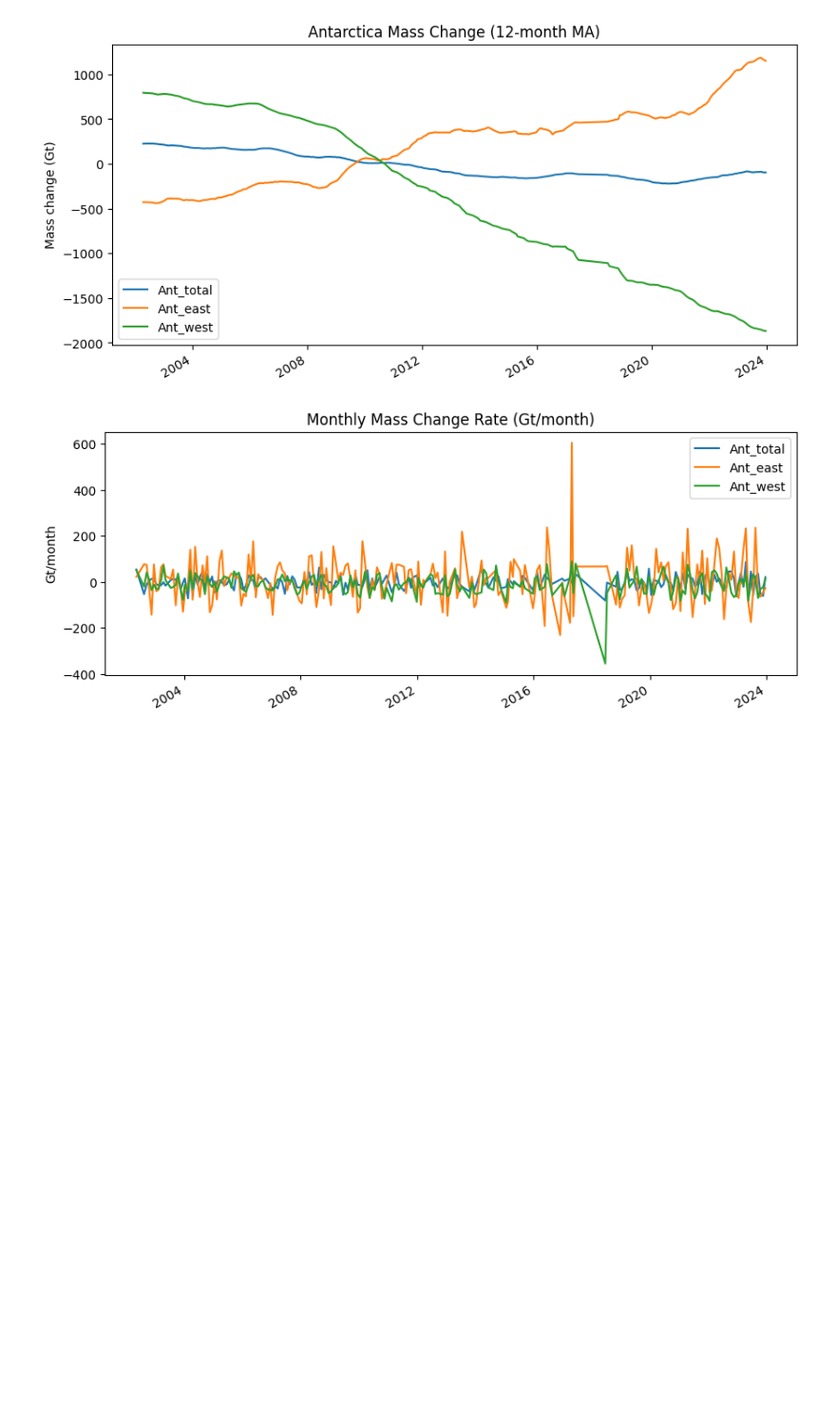
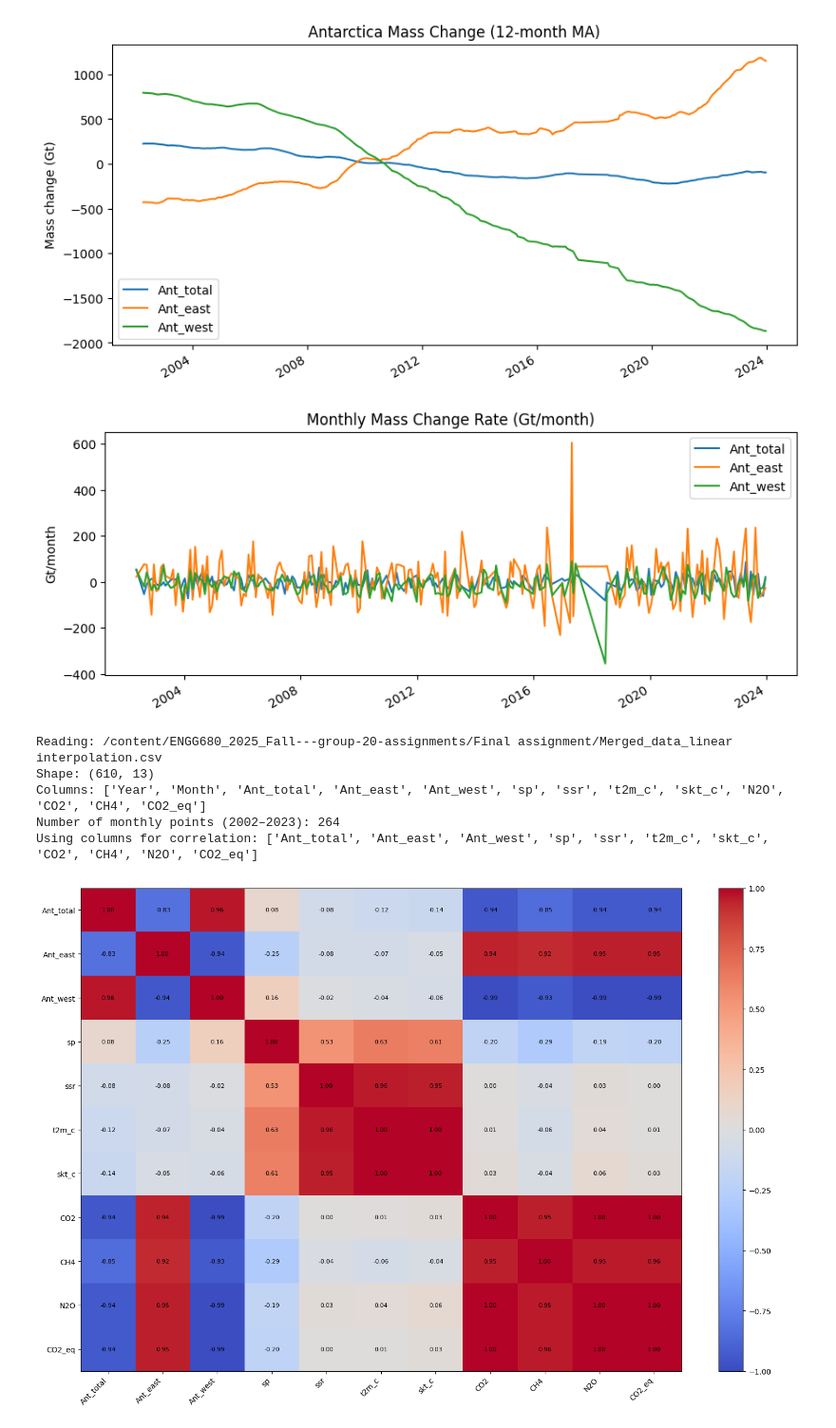
Before and after one commit to KentBerry680/ENGG680_2025_Fall---group-20-assignments, a Jupyter notebook: Final assignment/ENGG_Analysis.ipynb, the cells around one changed output. Shown at 95% size. Cells and saved outputs as stored; diff of their text form; code cells hidden in the pictures; blank space fills up the shorter version.

```diff
--- a/Final assignment/ENGG_Analysis.ipynb
+++ b/Final assignment/ENGG_Analysis.ipynb
@@ -745,3 +751,79 @@ Final columns: ['Ant_total', 'Ant_east', 'Ant_west']
 [figure]
 [figure]
 [figure]
+# %%
+import os
+import pandas as pd
+import numpy as np
+
+base_dir = "/content/ENGG680_2025_Fall---group-20-assignments/Final assignment"
+fname    = "Merged_data_linear interpolation.csv"
+path     = os.path.join(base_dir, fname)
+
+print("Reading:", path)
+df = pd.read_csv(path)
+
+print("Shape:", df.shape)
+print("Columns:", df.columns.tolist())
+
+df["date"] = pd.to_datetime(
+    dict(
+        year=df["Year"].astype(int),
+        month=df["Month"].astype(int),
+        day=1,
+    )
+)
+
+mask = (df["date"] >= "2002-01-01") & (df["date"] <= "2023-12-31")
+sub = df.loc[mask].copy()
+
+print("Number of monthly points (2002–2023):", len(sub))
+
+
+candidate_cols = [
+    "Ant_total", "Ant_east", "Ant_west",
+    "sp", "ssr", "t2m_c", "skt_c",
+    "CO2", "CH4", "N2O", "CO2_eq",
+]
+
+cols_existing = [c for c in candidate_cols if c in sub.columns]
+print("Using columns for correlation:", cols_existing)
+
+corr = sub[cols_existing].corr(method="pearson")
+
+import matplotlib.pyplot as plt
+import numpy as np
+
+
+fig, ax = plt.subplots(figsize=(15, 10))
+
+im = ax.imshow(corr.values, aspect="auto")
+
+ax.set_xticks(np.arange(len(corr.columns)))
+ax.set_yticks(np.arange(len(corr.index)))
+ax.set_xticklabels(corr.columns, rotation=45, ha="right")
+ax.set_yticklabels(corr.index)
+
+im = ax.imshow(
+    corr.values,
+    aspect="auto",
+    cmap="coolwarm",
+    vmin=-1, vmax=1
+)
+
+for i in range(len(corr.index)):
+    for j in range(len(corr.columns)):
+        ax.text(j, i, f"{corr.values[i, j]:.2f}",
+                ha="center", va="center", fontsize=8)
+
+fig.colorbar(im, ax=ax)
+
+plt.tight_layout()
+plt.show()
+# %% [output]
+Reading: /content/ENGG680_2025_Fall---group-20-assignments/Final assignment/Merged_data_linear interpolation.csv
+Shape: (610, 13)
+Columns: ['Year', 'Month', 'Ant_total', 'Ant_east', 'Ant_west', 'sp', 'ssr', 't2m_c', 'skt_c', 'N2O', 'CO2', 'CH4', 'CO2_eq']
+Number of monthly points (2002–2023): 264
+Using columns for correlation: ['Ant_total', 'Ant_east', 'Ant_west', 'sp', 'ssr', 't2m_c', 'skt_c', 'CO2', 'CH4', 'N2O', 'CO2_eq']
+[figure, added]
```
Also changed, not shown: parts of 10 cells of this notebook.
